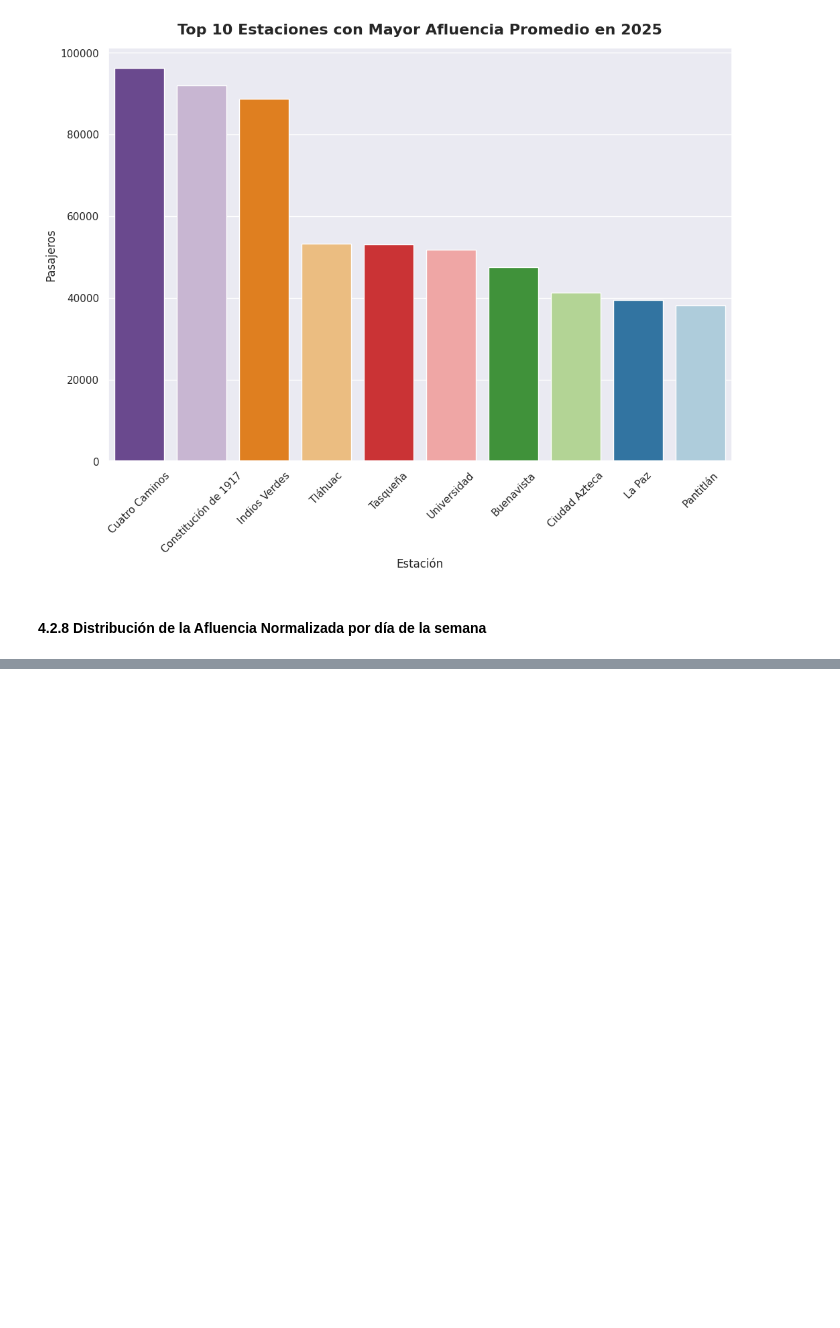
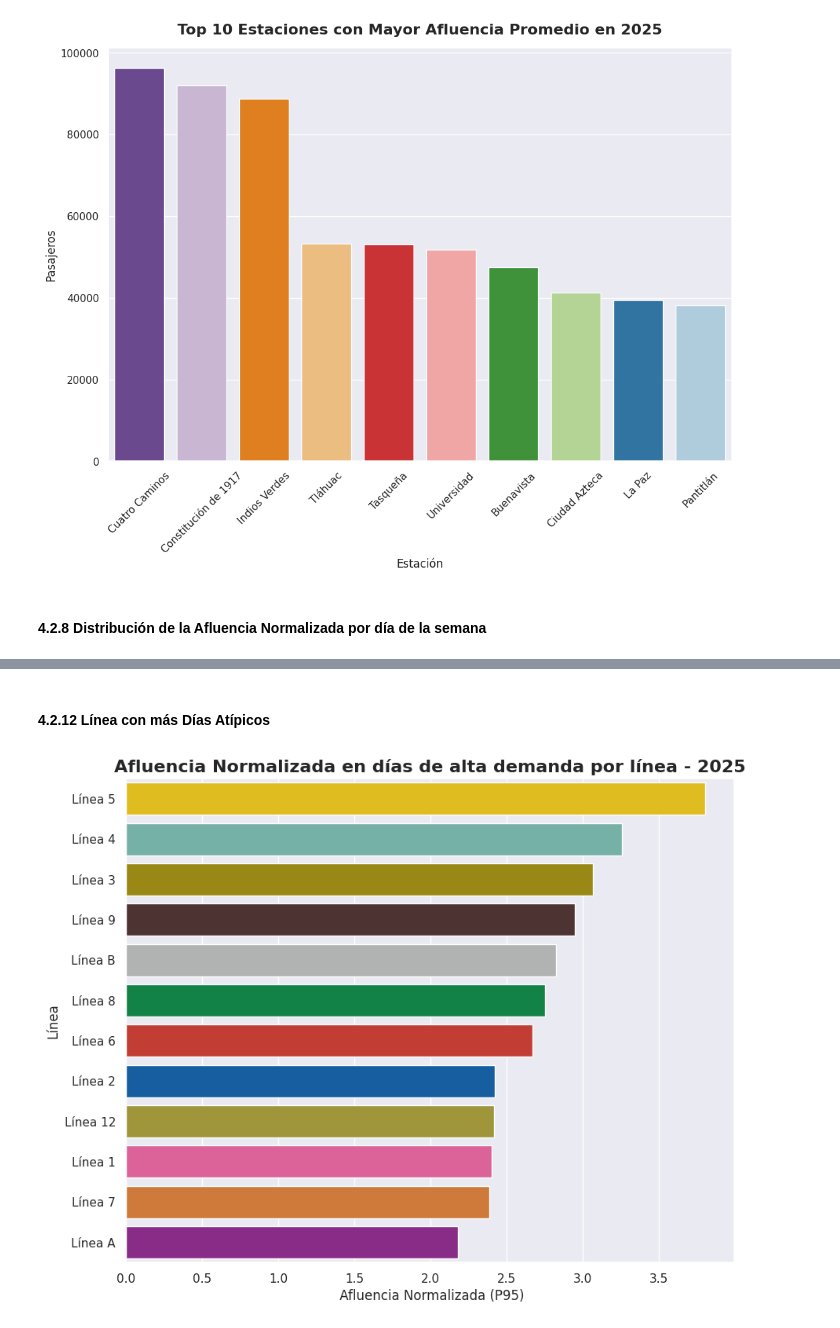
Before and after one commit to AndrsGzRo/prediccion-afluencia-metrocdmx, a Jupyter notebook: Metro_CDMX_Viz.ipynb, the cells around one changed output, grey strips where cells are left out. Drawn from its saved outputs; the diff is of its cells as text; code cells hidden in the pictures; blank space fills up the shorter version.

```diff
--- a/Metro_CDMX_Viz.ipynb
+++ b/Metro_CDMX_Viz.ipynb
@@ -654,0 +729,23 @@ plt.show()
+# %% [markdown]
+#### 4.2.12 Línea con más Días Atípicos
+# %%
+p95 = (
+    df
+    .groupby('linea')['afluencia_norm']
+    .quantile(0.95).reset_index(name='p95').sort_values('p95',ascending=False)
+)
+plt.figure(figsize=(10,8))
+sns.barplot(
+    data=p95,
+    y='linea',
+    x='p95',
+    palette=colores_metro,
+    hue='linea'
+)
+plt.xlabel(' Afluencia Normalizada (P95)')
+plt.ylabel('Línea')
+plt.title('Afluencia Normalizada en días de alta demanda por línea - 2025',
+           fontsize=16,fontweight='bold')
+plt.show()
+# %% [output]
+[figure, added]
```
Also changed, not shown: parts of 6 cells of this notebook.
